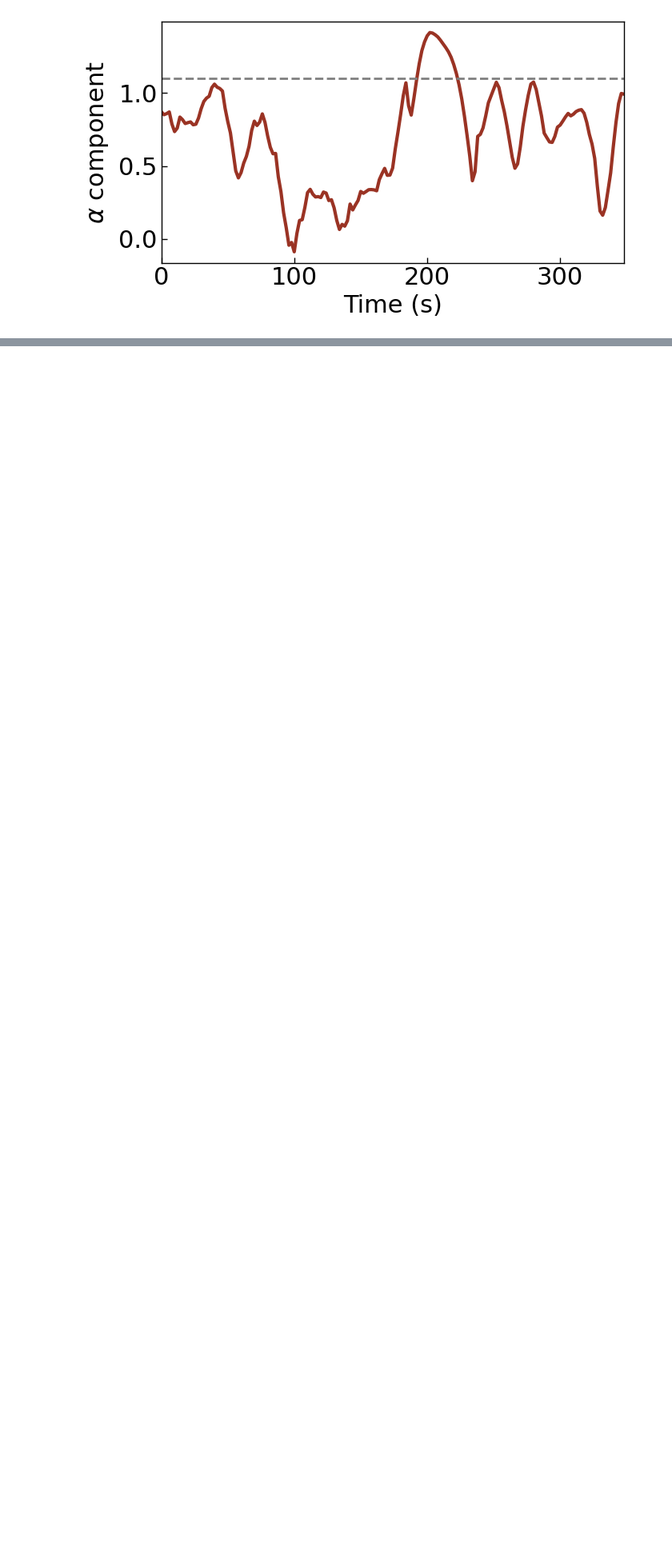
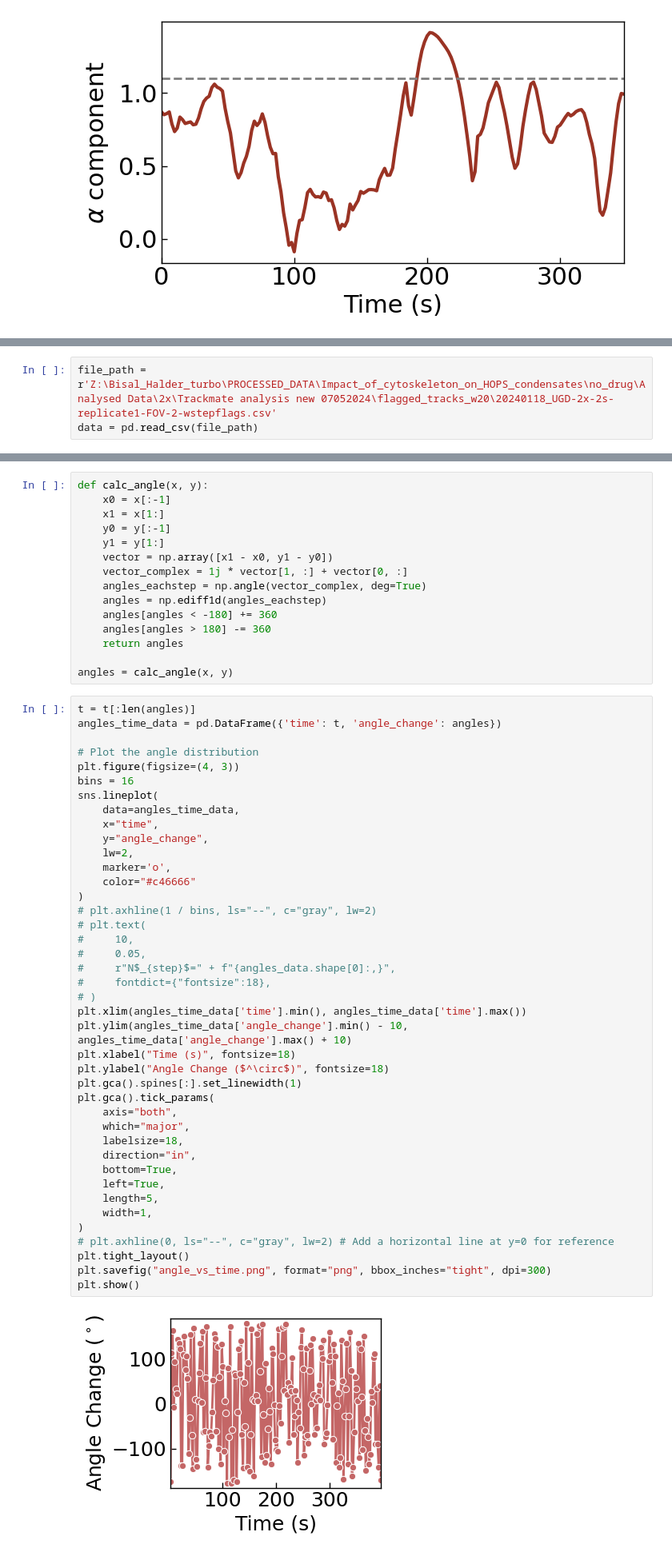
Before and after one commit to walterlab-um/Hyperosmotic_Confinement-Jump, a Jupyter notebook: plots/alpha_diffusion_coefficient_with_t.ipynb, the cells around one changed output, grey strips where cells are left out. Shown at 80% size. Saved outputs shown, nothing was run; the diff lists cells and outputs as text; blank space fills up the shorter version.

```diff
--- a/plots/alpha_diffusion_coefficient_with_t.ipynb
+++ b/plots/alpha_diffusion_coefficient_with_t.ipynb
@@ -269,0 +453,3 @@ plt.show()
+# %%
+file_path = r'Z:\Bisal_Halder_turbo\PROCESSED_DATA\Impact_of_cytoskeleton_on_HOPS_condensates\no_drug\Analysed Data\2x\Trackmate analysis new 07052024\flagged_tracks_w20\20240118_UGD-2x-2s-replicate1-FOV-2-wstepflags.csv'
+data = pd.read_csv(file_path)
@@ -269,0 +483,58 @@ plt.show()
+# %%
+def calc_angle(x, y):
+    x0 = x[:-1]
+    x1 = x[1:]
+    y0 = y[:-1]
+    y1 = y[1:]
+    vector = np.array([x1 - x0, y1 - y0])
+    vector_complex = 1j * vector[1, :] + vector[0, :]
+    angles_eachstep = np.angle(vector_complex, deg=True)
+    angles = np.ediff1d(angles_eachstep)
+    angles[angles < -180] += 360
+    angles[angles > 180] -= 360
+    return angles
+
+angles = calc_angle(x, y)
+# %%
+t = t[:len(angles)]
+angles_time_data = pd.DataFrame({'time': t, 'angle_change': angles})
+
+# Plot the angle distribution
+plt.figure(figsize=(4, 3))
+bins = 16
+sns.lineplot(
+    data=angles_time_data,
+    x="time",
+    y="angle_change",
+    lw=2,
+    marker='o',
+    color="#c46666"
+)
+# plt.axhline(1 / bins, ls="--", c="gray", lw=2)
+# plt.text(
+#     10,
+#     0.05,
+#     r"N$_{step}$=" + f"{angles_data.shape[0]:,}",
+#     fontdict={"fontsize":18},
+# )
+plt.xlim(angles_time_data['time'].min(), angles_time_data['time'].max())
+plt.ylim(angles_time_data['angle_change'].min() - 10, angles_time_data['angle_change'].max() + 10)
+plt.xlabel("Time (s)", fontsize=18)
+plt.ylabel("Angle Change ($^\circ$)", fontsize=18)
+plt.gca().spines[:].set_linewidth(1)
+plt.gca().tick_params(
+    axis="both",
+    which="major",
+    labelsize=18,
+    direction="in",
+    bottom=True,
+    left=True,
+    length=5,
+    width=1,
+)
+# plt.axhline(0, ls="--", c="gray", lw=2) # Add a horizontal line at y=0 for reference
+plt.tight_layout()
+plt.savefig("angle_vs_time.png", format="png", bbox_inches="tight", dpi=300)
+plt.show()
+# %% [output]
+[figure, added]
```
Also changed, not shown: parts of 17 cells of this notebook.
